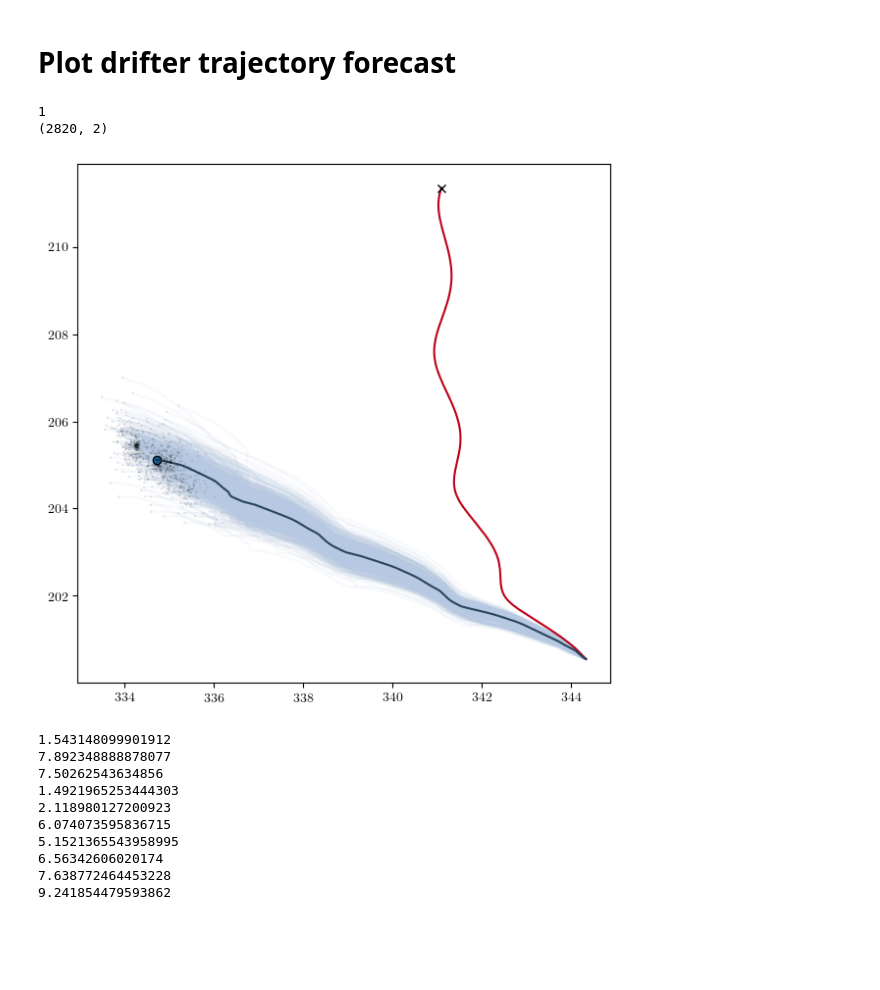
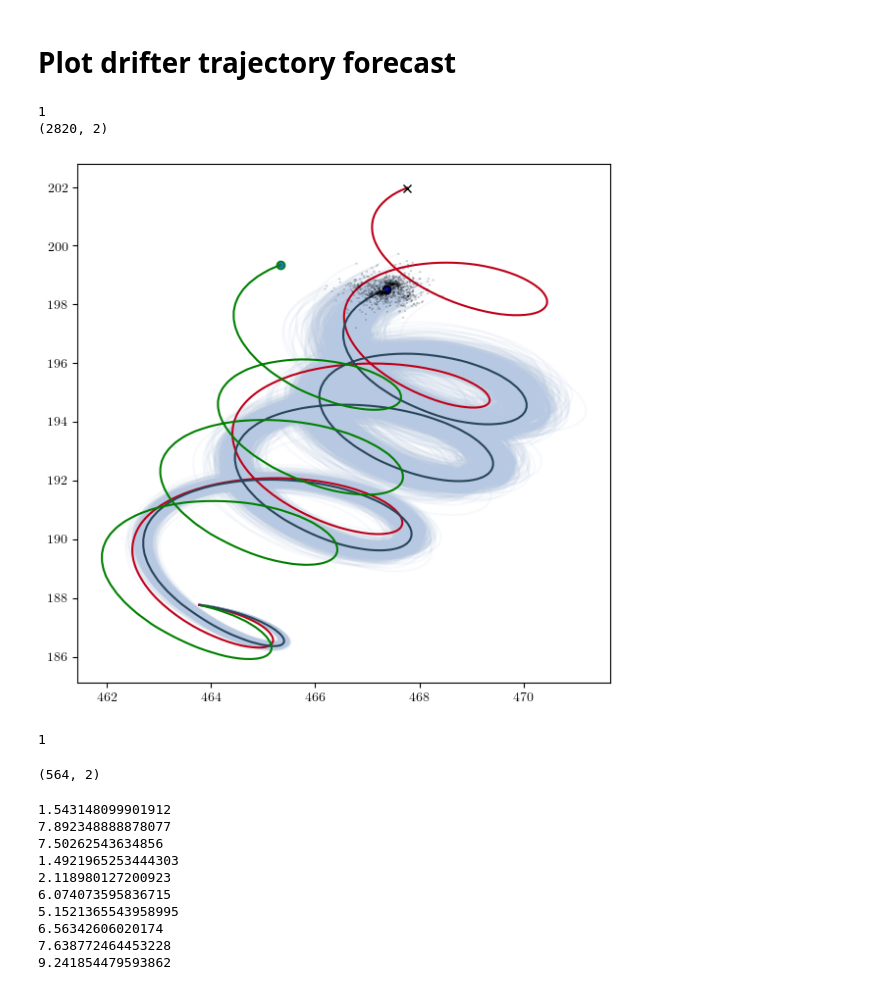
Before and after one commit to metno/gpu-ocean, a Jupyter notebook: gpu_ocean/demos/MPI_SIR/EPS_SimplePostProc.ipynb, the cells around one changed output. Cells and saved outputs as stored; diff of their text form; code cells hidden in the pictures; blank space fills up the shorter version.

Commit message:
Added data and plotting deterministic trajectory.

```diff
--- a/gpu_ocean/demos/MPI_SIR/EPS_SimplePostProc.ipynb
+++ b/gpu_ocean/demos/MPI_SIR/EPS_SimplePostProc.ipynb
@@ -207,11 +226,16 @@ for i in range(len(drifter_forecast)):
                               nx=truth_reader.get("nx"), ny=truth_reader.get("ny"),
                               land_mask=eta.mask)
     drifter_forecast[i].read_pickle(os.path.join(drifter_forecast_dir,filenames[i]))
+
+deterministic_drifter_forecast = Observation.Observation(domain_size_x=truth_reader.get("nx")*truth_reader.get("dx"), domain_size_y=truth_reader.get("ny")*truth_reader.get("dy"),
+                              nx=truth_reader.get("nx"), ny=truth_reader.get("ny"),
+                              land_mask=eta.mask)
+deterministic_drifter_forecast.read_pickle(deterministic_filename)
 # %%
 #drifter_id = 41
 #drifter_id = 84
-drifter_id = 85
-#drifter_id = 103
+#drifter_id = 85
+drifter_id = 103
 
 
 #start_time_forecast = 60*60
@@ -226,6 +250,8 @@ end_time_forecast = 95*60*60
 drifter_paths = [None]*len(drifter_forecast)
 for i in range(len(drifter_paths)):
     drifter_paths[i] = drifter_forecast[i].get_drifter_path(drifter_id, start_time_forecast, end_time_forecast)
+
+deterministic_drifter_path = deterministic_drifter_forecast.get_drifter_path(drifter_id, start_time_forecast, end_time_forecast)
 
 truth_paths = obs.get_drifter_path(drifter_id, start_time_forecast, end_time_forecast)
 
@@ -246,7 +272,7 @@ for i in range(1, len(drifter_forecast)):
 
 mean_path /= num_paths_in_mean
 # %%
-def forecastPlot(ax, true_paths, ensemble_paths, color_id=0,
+def forecastPlot(ax, true_paths, ensemble_paths, deterministic_paths=None, color_id=0,
                  forecast_point_size=2, truth_point_size=6, mean_paths=[None]):
     """
     ax: Axis object to draw trajectories in
@@ -286,6 +312,11 @@ def forecastPlot(ax, true_paths, ensemble_paths, color_id=0,
     for path in true_paths:
         ax.plot(path[:,0], path[:,1], color=true_color, zorder=5)
 
+    # Plot deterministic path
+    if deterministic_paths is not None:
+        for path in deterministic_paths:
+            ax.plot(path[:,0], path[:,1], color='g', zorder=7)
+
     # Plot mean path
     if mean_paths[0] is not None:
         for path in mean_paths:
@@ -304,6 +335,10 @@ def forecastPlot(ax, true_paths, ensemble_paths, color_id=0,
     #ax.add_patch(circ_end)
     ax.plot(end_pos[0], end_pos[1], 'x', color='k', zorder=11)
 
+    if deterministic_paths is not None:
+        ax.plot(deterministic_paths[-1][-1,0], deterministic_paths[-1][-1,1],
+                   marker='o', markeredgecolor='g', markerfacecolor=None)
+
     # Mark end of mean path
     if mean_paths[0] is not None:
         #xend = matplotlib.patches.Circle((mean_paths[-1][-1,0], mean_paths[-1][-1,1]),
@@ -311,37 +346,45 @@ def forecastPlot(ax, true_paths, ensemble_paths, color_id=0,
         #                                 fill=False, zorder=10)
         #ax.add_patch(xend)
         ax.plot(mean_paths[-1][-1,0], mean_paths[-1][-1,1],
-                   marker='o', markeredgecolor='k', markerfacecolor=None)
+                   marker='o', markeredgecolor='k', markerfacecolor='b')
 
 def createForecastCanvas(observation):
     """
     true_sim_reader: The SimReader object containing nx, ny, etc
     """
 
     nx = observation.nx
     ny = observation.ny
 
     fig = plt.figure(figsize=(7,7))
     ax = plt.subplot(111)
 
     extent=np.array([0, observation.domain_size_x, 0, observation.domain_size_y])/1000
     ax.imshow(observation.land_mask, origin="lower",
               extent=extent, cmap='binary')
 
     return ax
 
 
 
 #ax = createForecastCanvas(obs)
 fig, axs = plt.subplots(1, 1, figsize=(7,7))
 
 print(len(drifter_paths[0]))
 print(drifter_paths[0][0].shape)
-forecastPlot(axs, truth_paths, drifter_paths, forecast_point_size=0.001, truth_point_size=0.001, mean_paths=[mean_path])
+forecastPlot(axs, truth_paths, drifter_paths, deterministic_drifter_path, forecast_point_size=0.002, truth_point_size=0.001, mean_paths=[mean_path])
+
+fig.savefig("drifter_" + str(drifter_id) + ".png")
 # %% [output]
 1
 (2820, 2)
-[figure, old version]
+[figure, new version]
+# %%
+print(len(deterministic_drifter_path))
+deterministic_drifter_path[0].shape
+# %% [output]
+1
+(564, 2)
 # %%
 for i in range(10):
     print(np.random.rand()*10)
```
Also changed, not shown: parts of 2 cells of this notebook.
